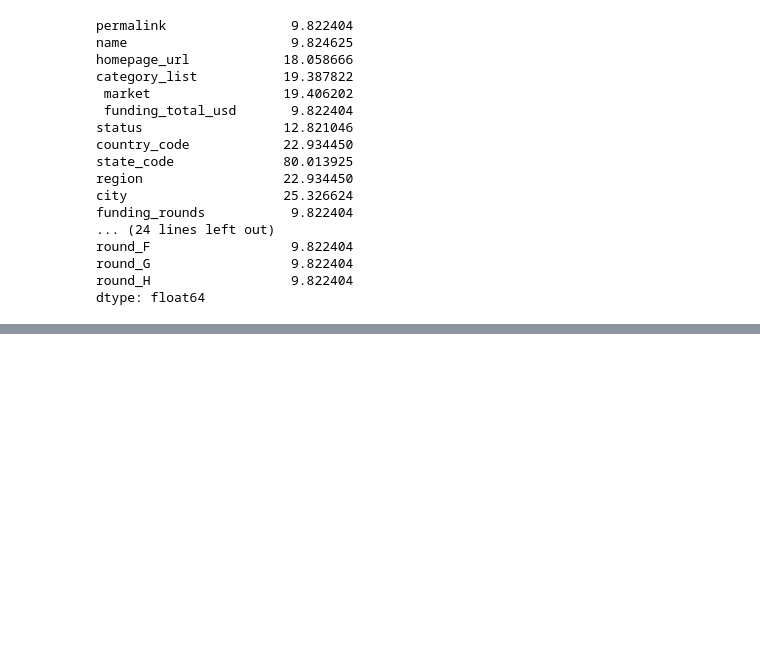
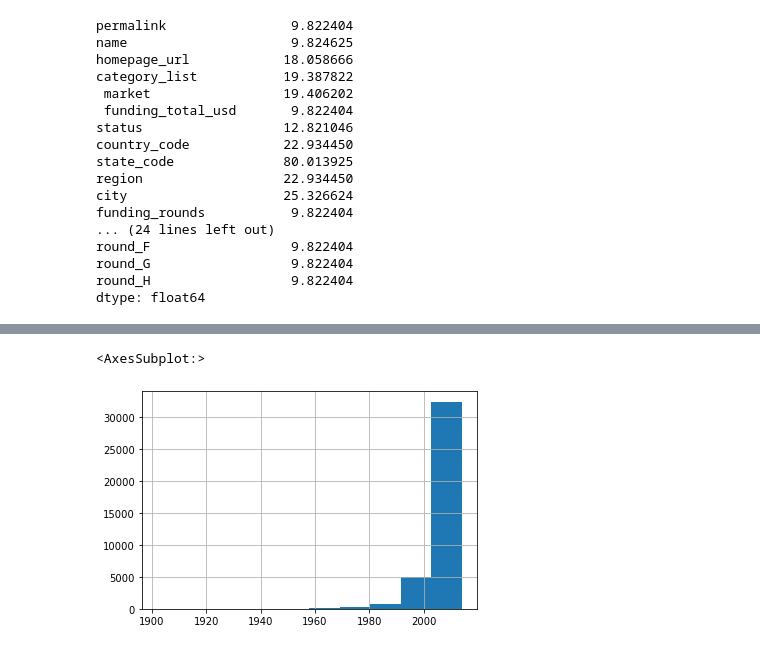
Before and after one commit to Pball01/Startup-Succes-Rate, a Jupyter notebook: Startup_Project.ipynb, the cells around one changed output, grey strips where cells are left out. Drawn from its saved outputs; the diff is of its cells as text; code cells hidden in the pictures; blank space fills up the shorter version.

```diff
--- a/Startup_Project.ipynb
+++ b/Startup_Project.ipynb
@@ -354,0 +473,2 @@ df[['founded_at', 'first_funding_at', 'last_funding_at', 'founded_year', 'founde
+# %%
+df['diff_funding'] = df['last_funding_at'] - df['first_funding_at']
@@ -354,0 +487,2 @@ df[['founded_at', 'first_funding_at', 'last_funding_at', 'founded_year', 'founde
+# %%
+df['diff_funding_months'] = (df['last_funding_at'] - df['first_funding_at'])/np.timedelta64(1, 'M')
@@ -354,0 +501,4 @@ df[['founded_at', 'first_funding_at', 'last_funding_at', 'founded_year', 'founde
+# %%
+df['total_investment'] = df['seed'] + df['venture'] + df['equity_crowdfunding'] + df['undisclosed'] + df['convertible_note'] + df['debt_financing'] + df['angel'] + df['grant'] + df['private_equity'] + df['post_ipo_equity'] + df['post_ipo_debt'] + df['secondary_market'] + df['product_crowdfunding']
+
+df['total_investment'].describe()
@@ -354,0 +660,5 @@ df[['founded_at', 'first_funding_at', 'last_funding_at', 'founded_year', 'founde
+# %%
+df['founded_year'].hist()
+# %% [output]
+<AxesSubplot:>
+[figure, added]
```
Also changed, not shown: parts of 96 cells of this notebook, 3 other files.
